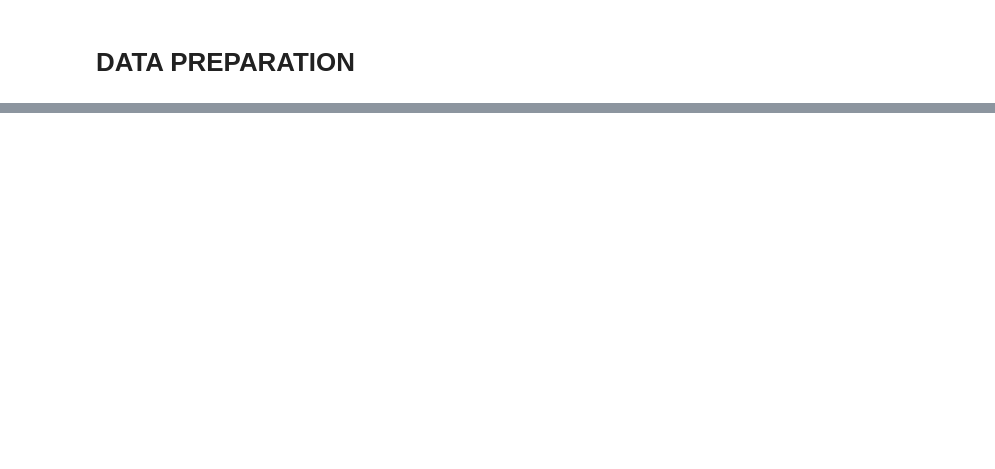
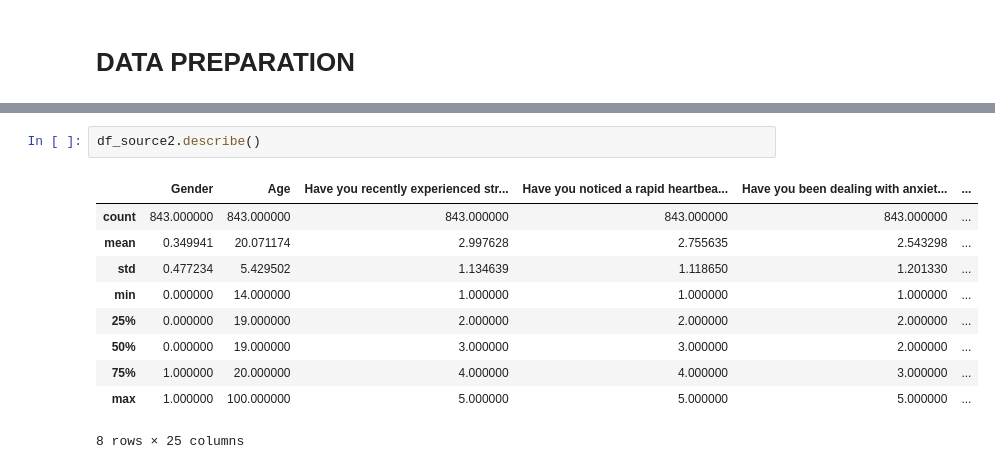
Before and after one commit to irenegarciaorejon/Students-Stress-Dataset-Analysis, a Jupyter notebook: data_preparation.ipynb, the cells around one changed output, grey strips where cells are left out. Saved outputs shown, nothing was run; the diff lists cells and outputs as text; blank space fills up the shorter version.

```diff
--- a/data_preparation.ipynb
+++ b/data_preparation.ipynb
@@ -12,0 +110,13 @@ ModuleNotFoundError: No module named 'numpy'
+# %%
+df_source2.describe()
+# %% [output]
+|  | Gender | Age | Have you recently experienced str... | Have you noticed a rapid heartbea... | Have you been dealing with anxiet... | ... |
+| count | 843.000000 | 843.000000 | 843.000000 | 843.000000 | 843.000000 | ... |
+| mean | 0.349941 | 20.071174 | 2.997628 | 2.755635 | 2.543298 | ... |
+| std | 0.477234 | 5.429502 | 1.134639 | 1.118650 | 1.201330 | ... |
+| min | 0.000000 | 14.000000 | 1.000000 | 1.000000 | 1.000000 | ... |
+| 25% | 0.000000 | 19.000000 | 2.000000 | 2.000000 | 2.000000 | ... |
+| 50% | 0.000000 | 19.000000 | 3.000000 | 3.000000 | 2.000000 | ... |
+| 75% | 1.000000 | 20.000000 | 4.000000 | 4.000000 | 3.000000 | ... |
+| max | 1.000000 | 100.000000 | 5.000000 | 5.000000 | 5.000000 | ... |
+8 rows × 25 columns
```
Also changed, not shown: parts of 12 cells of this notebook, 2 other files.
